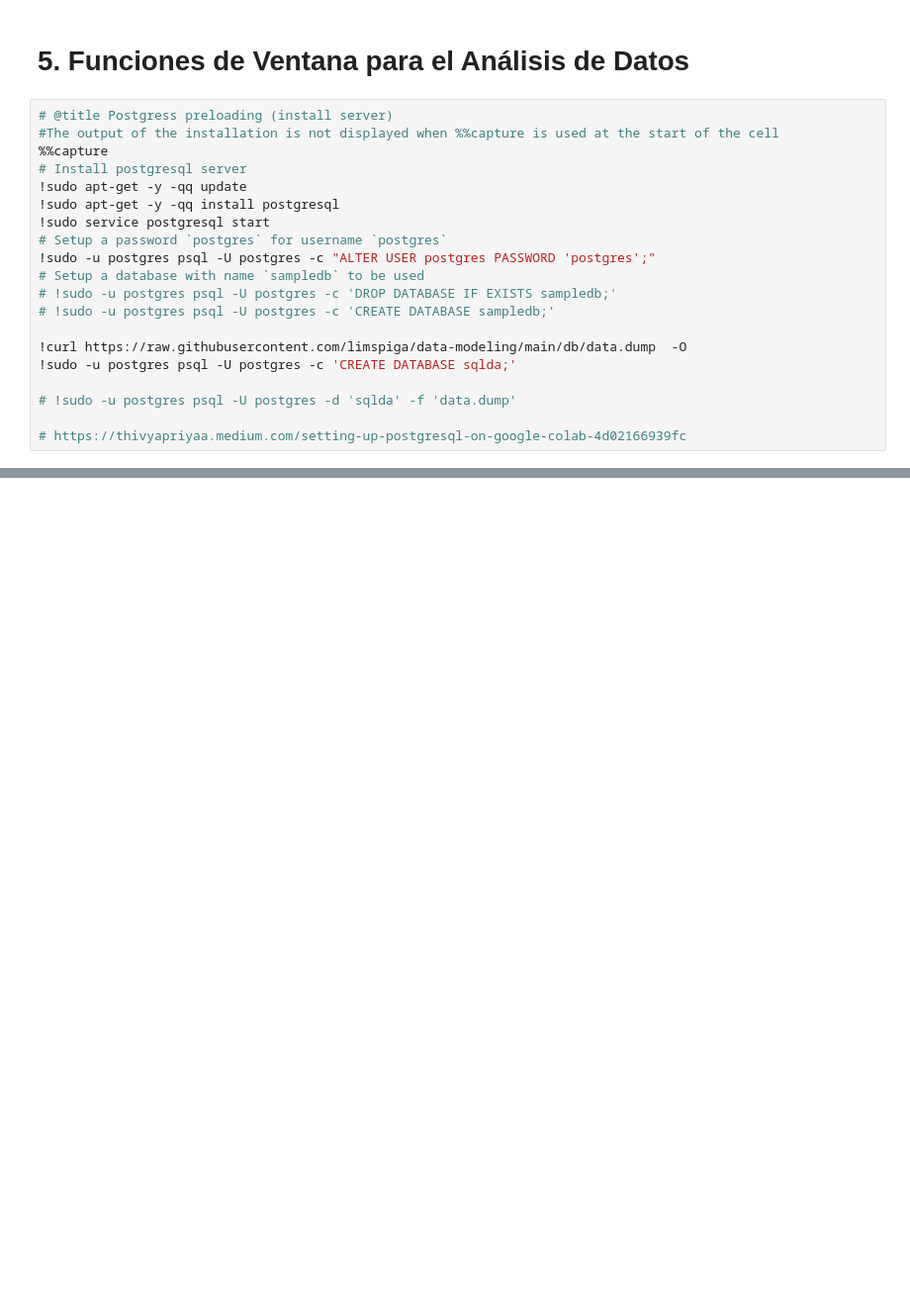
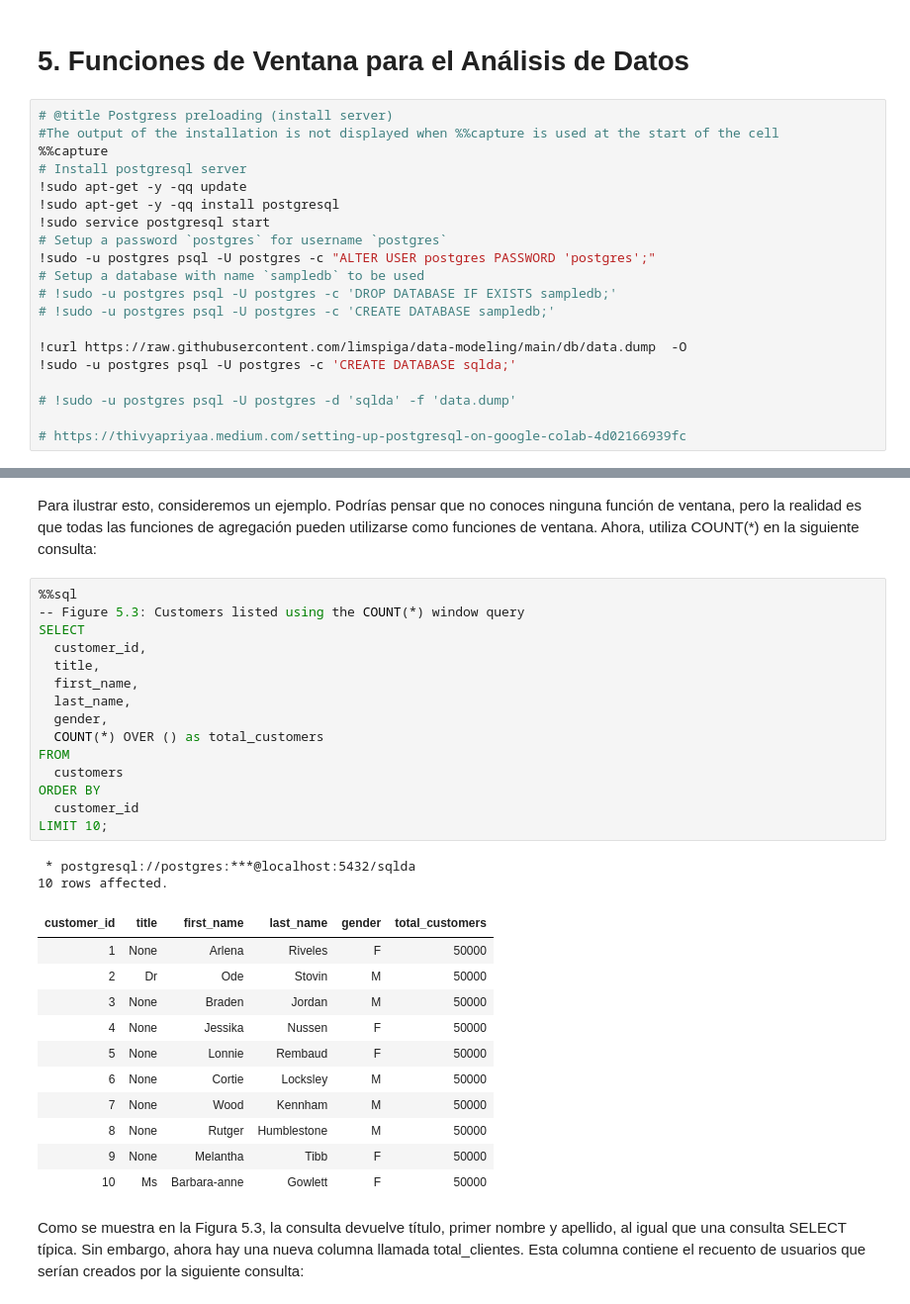
Before and after one commit to limspiga/data-modeling, a Jupyter notebook: 05_data_modeling_for_marketing.ipynb, the cells around one changed output, grey strips where cells are left out. Shown at 99% size. Cells and saved outputs as stored; diff of their text form; blank space fills up the shorter version.

```diff
--- a/05_data_modeling_for_marketing.ipynb
+++ b/05_data_modeling_for_marketing.ipynb
@@ -40,0 +118,33 @@ Los siguientes temas se tratarán en este capítulo:
+# %% [markdown]
+Para ilustrar esto, consideremos un ejemplo. Podrías pensar que no conoces ninguna función de ventana, pero la realidad es que todas las funciones de agregación pueden utilizarse como funciones de ventana. Ahora, utiliza COUNT(*) en la siguiente consulta:
+# %%
+%%sql
+-- Figure 5.3: Customers listed using the COUNT(*) window query
+SELECT
+  customer_id,
+  title,
+  first_name,
+  last_name,
+  gender,
+  COUNT(*) OVER () as total_customers
+FROM
+  customers
+ORDER BY
+  customer_id
+LIMIT 10;
+# %% [output]
+ * postgresql://postgres:***@localhost:5432/sqlda
+10 rows affected.
+| customer_id | title | first_name | last_name | gender | total_customers |
+| 1 | None | Arlena | Riveles | F | 50000 |
+| 2 | Dr | Ode | Stovin | M | 50000 |
+| 3 | None | Braden | Jordan | M | 50000 |
+| 4 | None | Jessika | Nussen | F | 50000 |
+| 5 | None | Lonnie | Rembaud | F | 50000 |
+| 6 | None | Cortie | Locksley | M | 50000 |
+| 7 | None | Wood | Kennham | M | 50000 |
+| 8 | None | Rutger | Humblestone | M | 50000 |
+| 9 | None | Melantha | Tibb | F | 50000 |
+| 10 | Ms | Barbara-anne | Gowlett | F | 50000 |
+# %% [markdown]
+Como se muestra en la Figura 5.3, la consulta devuelve título, primer nombre y apellido, al igual que una consulta SELECT típica. Sin embargo, ahora hay una nueva columna llamada total_clientes. Esta columna contiene el recuento de usuarios que serían creados por la siguiente consulta:
```
Also changed, not shown: parts of 23 cells of this notebook.
